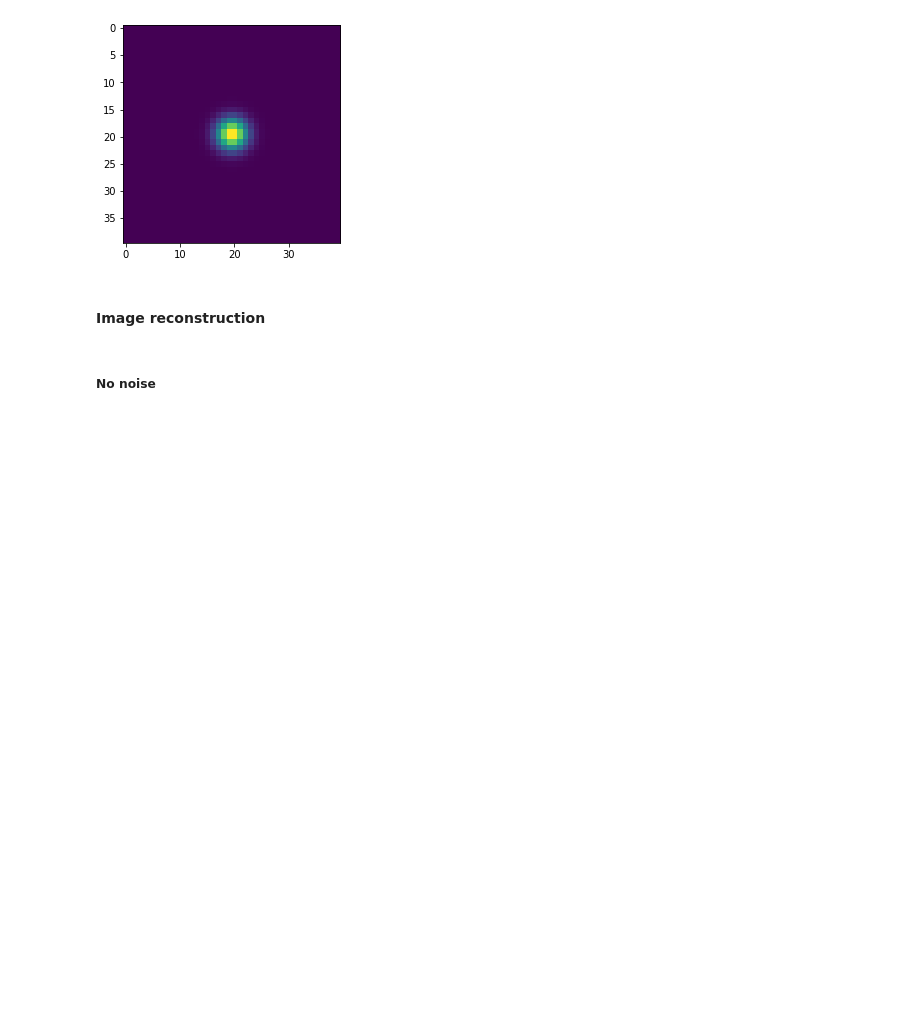
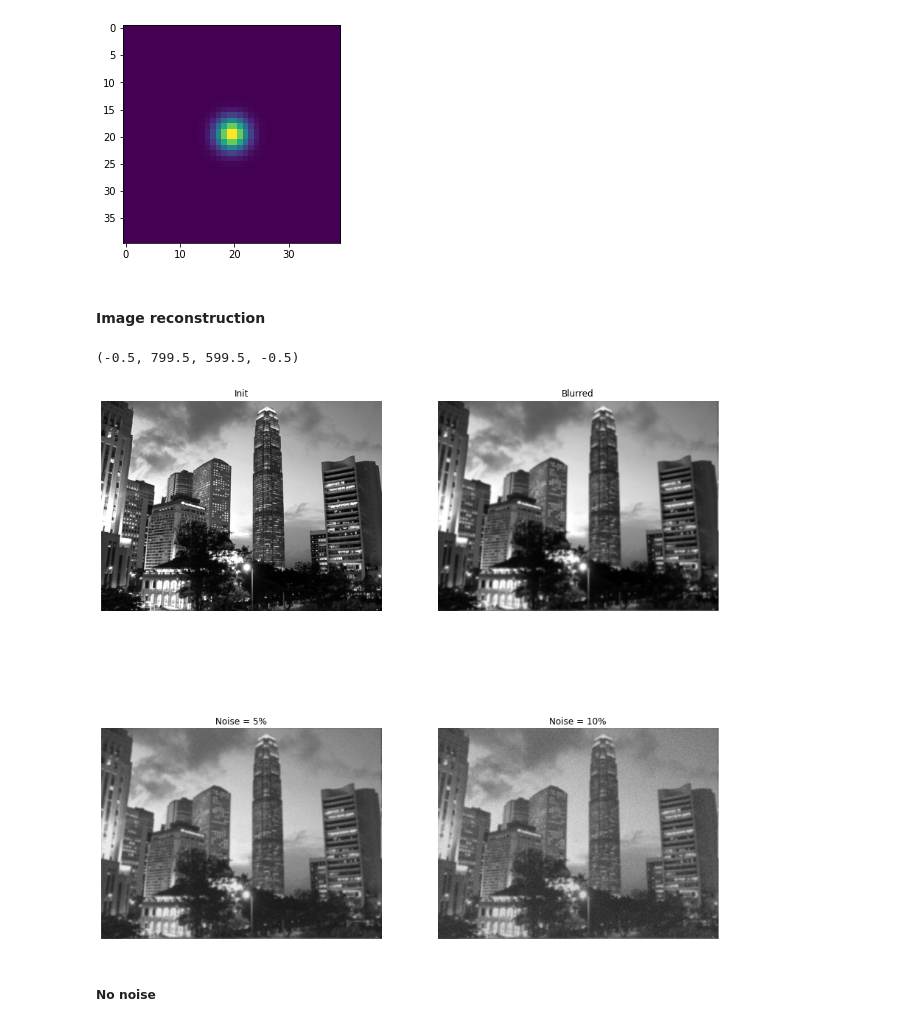
Before and after one commit to ceciledellavalle/BlindDeconvolution, a Jupyter notebook: ImageReconstruction.ipynb, the cells around one changed output. Drawn from its saved outputs; the diff is of its cells as text; code cells hidden in the pictures; blank space fills up the shorter version.

```diff
--- a/ImageReconstruction.ipynb
+++ b/ImageReconstruction.ipynb
@@ -51,3 +49,23 @@ x_o2 = Add_noise(x_b, noise_level = 0.1)
+# %%
+x_b = Blurr(x_i,K)
+x_o1 = Add_noise(x_b)
+x_o2 = Add_noise(x_b, noise_level = 0.1)
+fig, ((ax1, ax2), (ax3, ax4)) = plt.subplots(2, 2 , figsize=(15,15))
+ax1.imshow(x_i, cmap='gray')
+ax1.set_title('Init')
+ax1.axis('off')
+ax2.imshow(x_b, cmap='gray')
+ax2.set_title('Blurred')
+ax2.axis('off')
+ax3.imshow(x_o1, cmap='gray')
+ax3.set_title('Noise = 5%')
+ax3.axis('off')
+ax4.imshow(x_o2, cmap='gray')
+ax4.set_title('Noise = 10%')
+ax4.axis('off')
+# %% [output]
+(-0.5, 799.5, 599.5, -0.5)
+[figure, added]
 # %% [markdown]
 ##### No noise
 # %%
```
Also changed, not shown: parts of 10 cells of this notebook, 3 other files.
